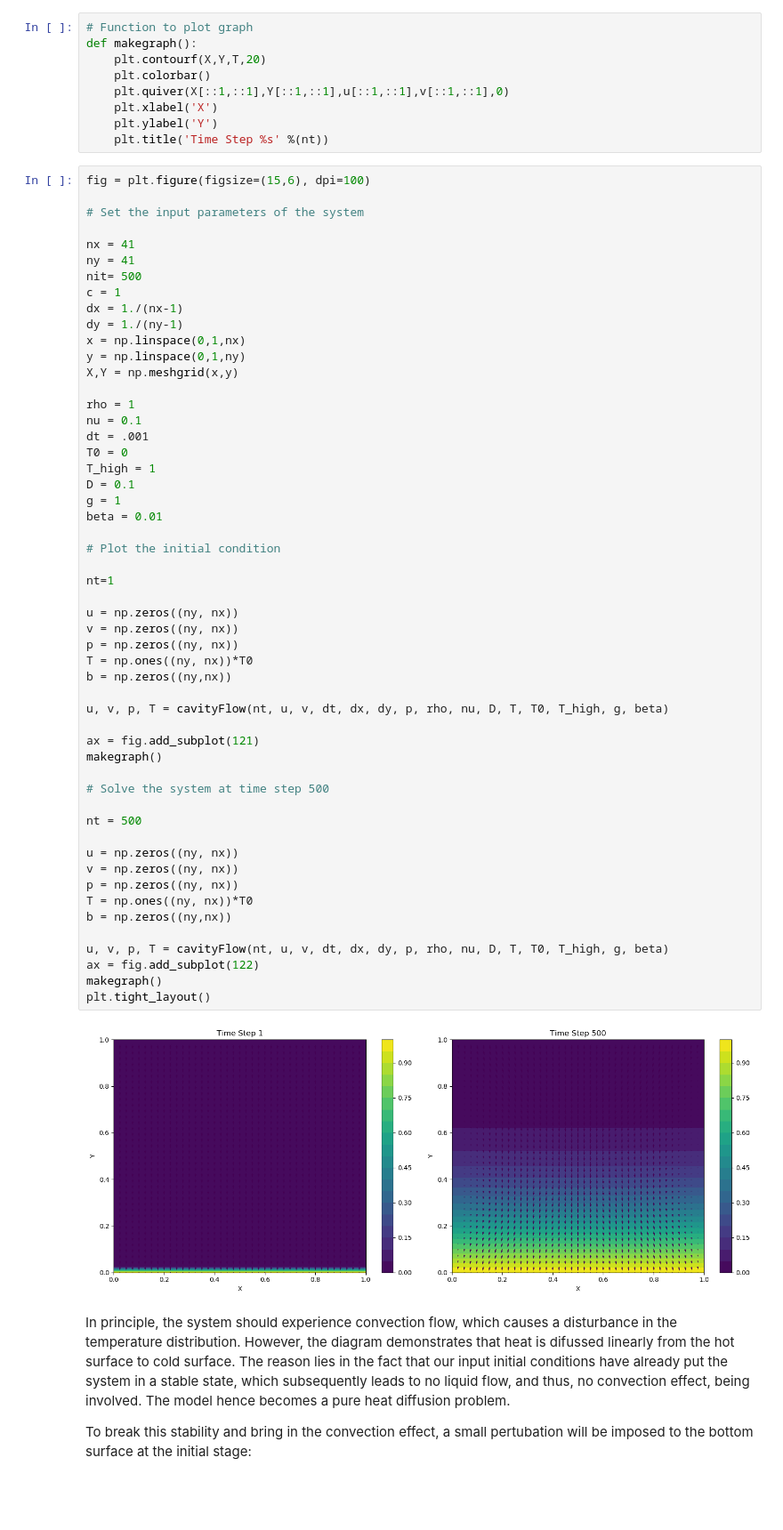
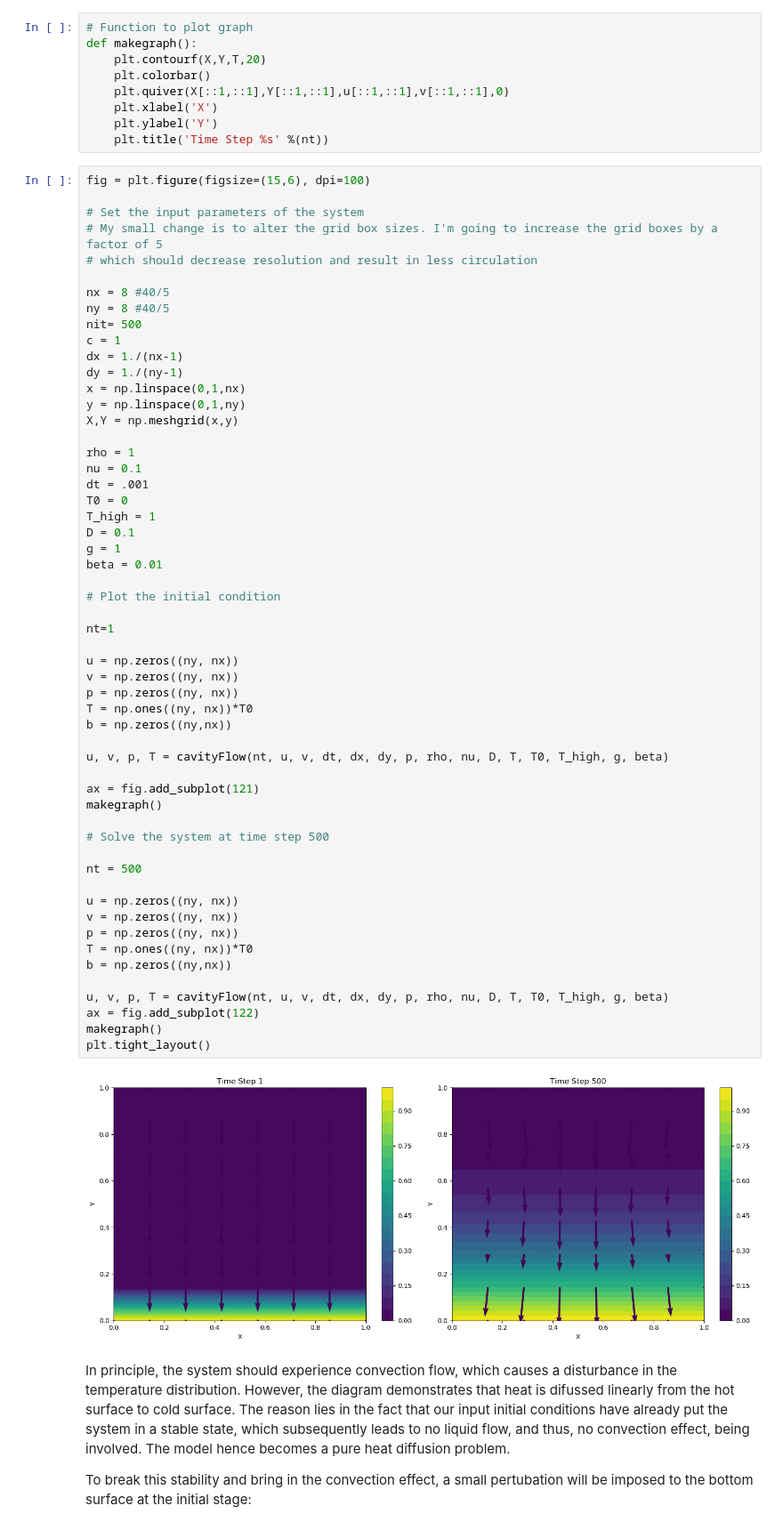
Before and after one commit to mca144/ATM663_convection_meso, a Jupyter notebook: Assignments/Notebooks/Boussinesq.ipynb, the cells around one changed output. Shown at 89% size. Saved outputs shown, nothing was run; the diff lists cells and outputs as text; blank space fills up the shorter version.

Commit message:
decreasing resolution for HW2

```diff
--- a/Assignments/Notebooks/Boussinesq.ipynb
+++ b/Assignments/Notebooks/Boussinesq.ipynb
@@ -246,9 +246,11 @@ def makegraph():
 fig = plt.figure(figsize=(15,6), dpi=100)
 
 # Set the input parameters of the system
+# My small change is to alter the grid box sizes. I'm going to increase the grid boxes by a factor of 5
+# which should decrease resolution and result in less circulation
 
-nx = 41
-ny = 41
+nx = 8 #40/5
+ny = 8 #40/5
 nit= 500
 c = 1
 dx = 1./(nx-1)
@@ -269,34 +271,34 @@ beta = 0.01
 # Plot the initial condition
 
 nt=1
 
 u = np.zeros((ny, nx))
 v = np.zeros((ny, nx))
 p = np.zeros((ny, nx))
 T = np.ones((ny, nx))*T0
 b = np.zeros((ny,nx))
 
 u, v, p, T = cavityFlow(nt, u, v, dt, dx, dy, p, rho, nu, D, T, T0, T_high, g, beta)
 
 ax = fig.add_subplot(121)
 makegraph()
 
 # Solve the system at time step 500
 
 nt = 500
 
 u = np.zeros((ny, nx))
 v = np.zeros((ny, nx))
 p = np.zeros((ny, nx))
 T = np.ones((ny, nx))*T0
 b = np.zeros((ny,nx))
 
 u, v, p, T = cavityFlow(nt, u, v, dt, dx, dy, p, rho, nu, D, T, T0, T_high, g, beta)
 ax = fig.add_subplot(122)
 makegraph()
 plt.tight_layout()
 # %% [output]
-[figure, old version]
+[figure, new version]
 # %% [markdown]
 In principle, the system should experience convection flow, which causes a disturbance in the temperature distribution. However, the diagram demonstrates that heat is difussed linearly from the hot surface to cold surface. The reason lies in the fact that our input initial conditions have already put the system in a stable state, which subsequently leads to no liquid flow, and thus, no convection effect, being involved. The model hence becomes a pure heat diffusion problem.
 
```
Also changed, not shown: parts of 1 cell of this notebook, 1 other file.
